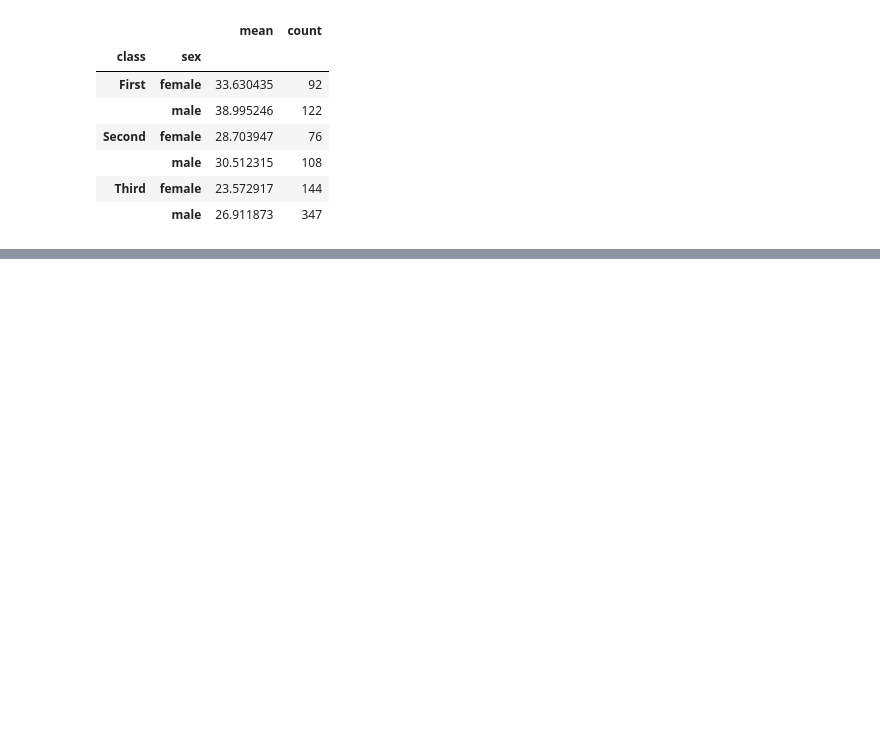
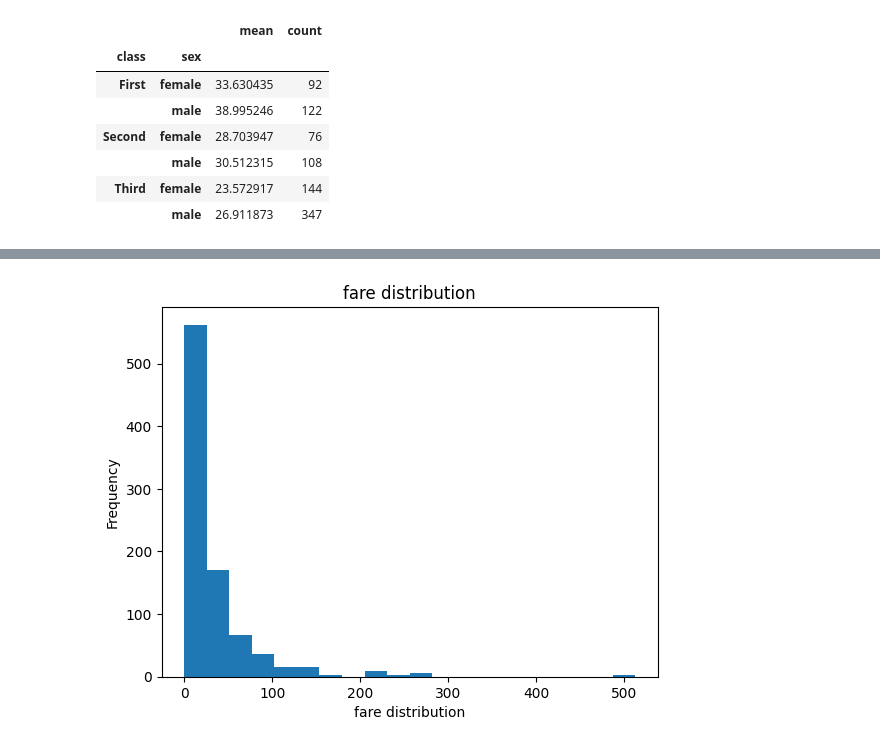
Before and after one commit to owaisnadeem18/pandas_basic_to_advance_questions, a Jupyter notebook: titanic_dataset_basic_to_advance.ipynb, the cells around one changed output, grey strips where cells are left out. Cells and saved outputs as stored; diff of their text form; code cells hidden in the pictures; blank space fills up the shorter version.

```diff
--- a/titanic_dataset_basic_to_advance.ipynb
+++ b/titanic_dataset_basic_to_advance.ipynb
@@ -422,0 +488,8 @@ df_clean.groupby(["class" , "sex"])["age"].agg(["mean" , "count"])
+# %%
+# Plot histogram of fare distribution
+
+df_clean["fare"].plot.hist(bins=20 , title = "fare distribution")
+plt.xlabel("fare distribution")
+plt.show()
+# %% [output]
+[figure, added]
```
Also changed, not shown: parts of 18 cells of this notebook.
